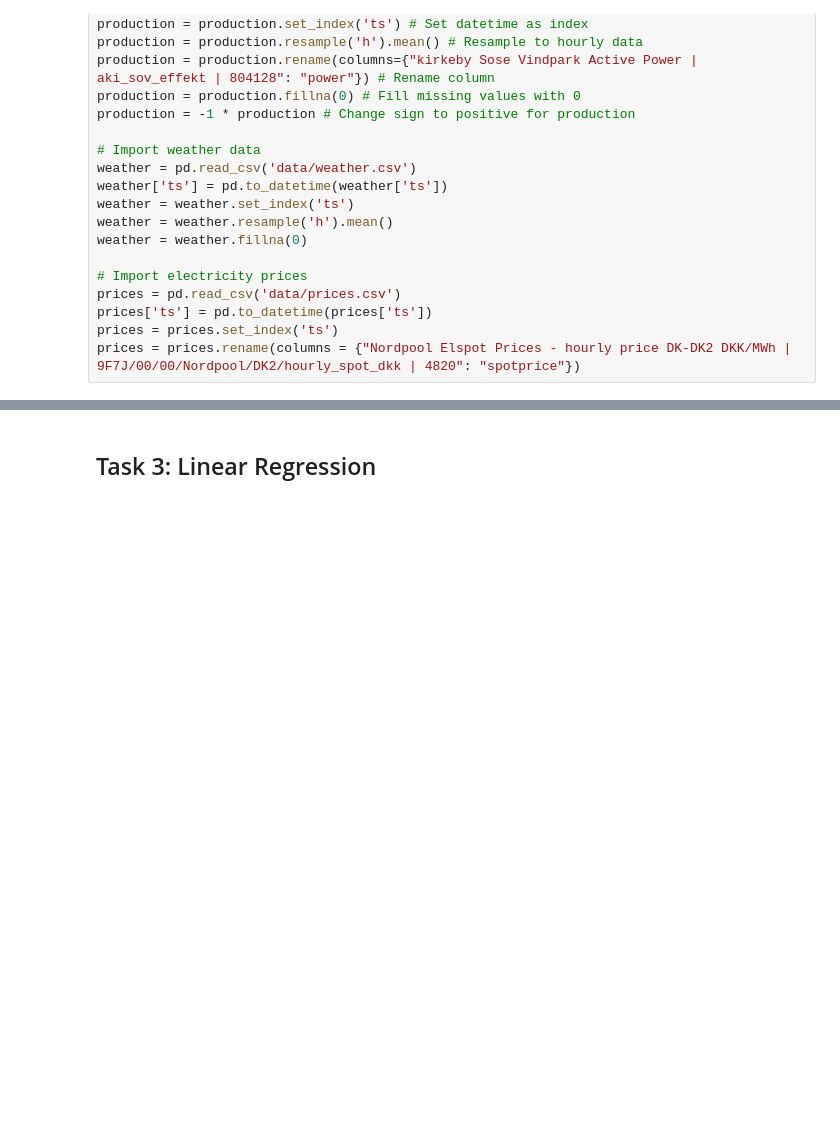
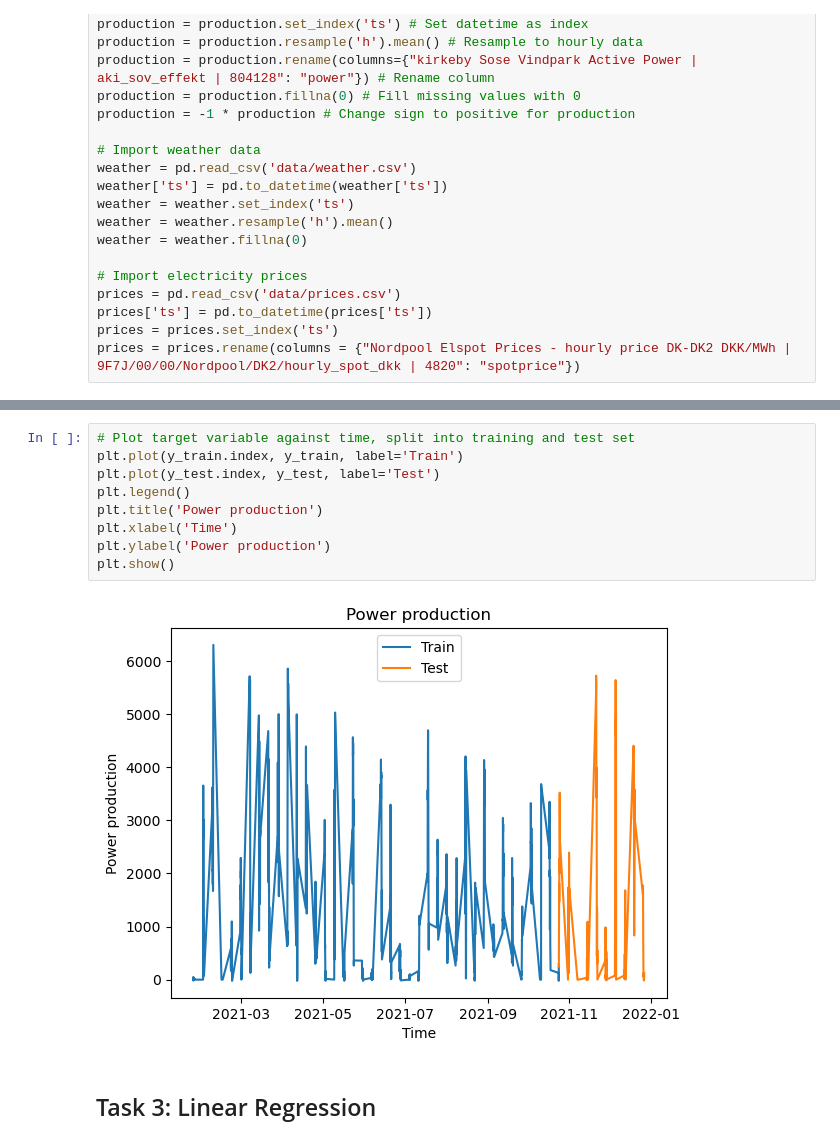
Before and after one commit to JacobSkaarup/46765_assignment1, a Jupyter notebook: main.ipynb, the cells around one changed output, grey strips where cells are left out. Saved outputs shown, nothing was run; the diff lists cells and outputs as text; blank space fills up the shorter version.

```diff
--- a/main.ipynb
+++ b/main.ipynb
@@ -202,3 +196,14 @@ y_train, y_test = y[:split_index], y[split_index:]
+# %%
+# Plot target variable against time, split into training and test set
+plt.plot(y_train.index, y_train, label='Train')
+plt.plot(y_test.index, y_test, label='Test')
+plt.legend()
+plt.title('Power production')
+plt.xlabel('Time')
+plt.ylabel('Power production')
+plt.show()
+# %% [output]
+[figure, added]
 # %% [markdown]
 ## Task 3: Linear Regression
 # %%
```
Also changed, not shown: parts of 3 cells of this notebook.
